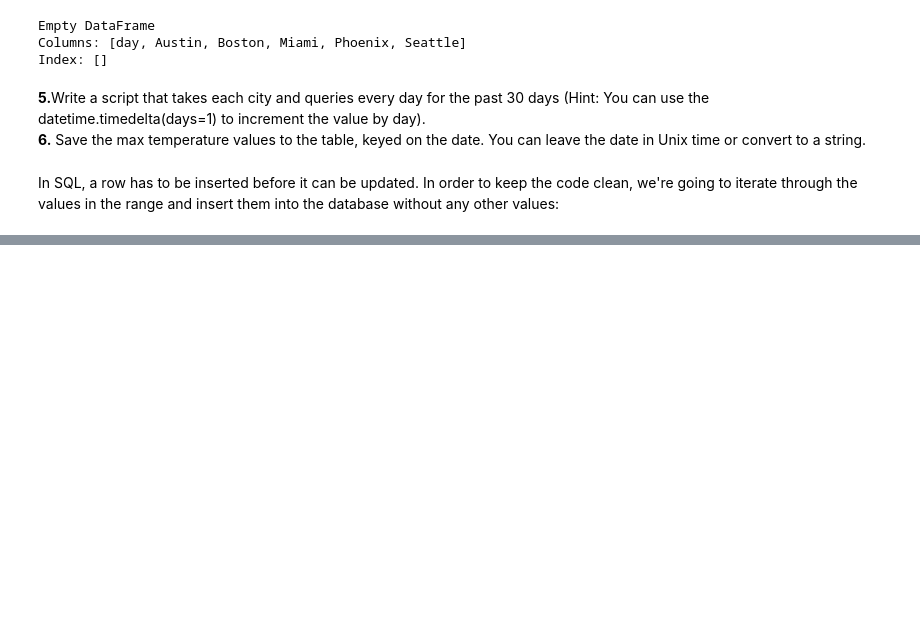
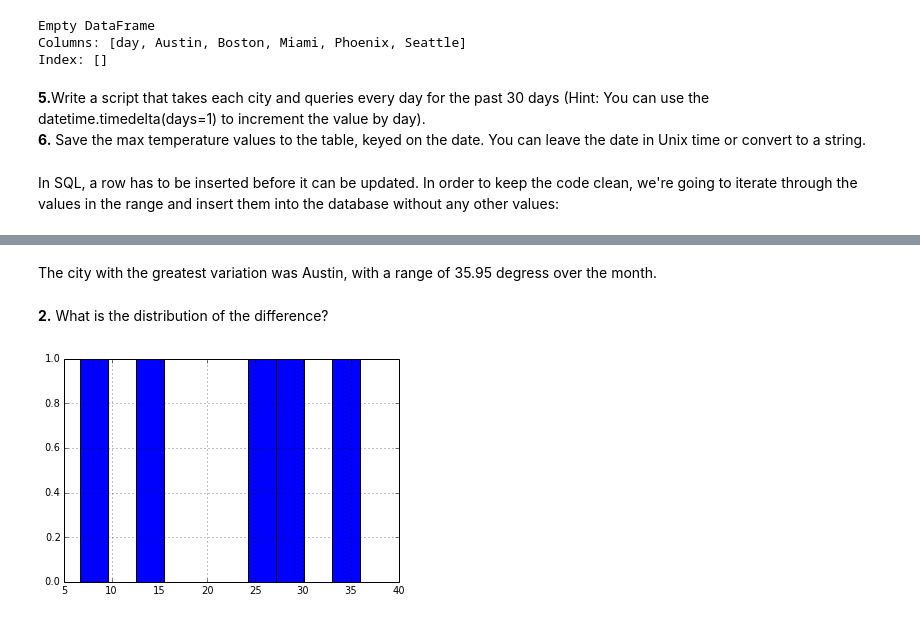
Before and after one commit to ryangrigg/Thinkful, a Jupyter notebook: unit_3_les2_web_apis.ipynb, the cells around one changed output, grey strips where cells are left out. Saved outputs shown, nothing was run; the diff lists cells and outputs as text; code cells hidden in the pictures; blank space fills up the shorter version.

```diff
--- a/unit_3_les2_web_apis.ipynb
+++ b/unit_3_les2_web_apis.ipynb
@@ -232,0 +253,4 @@ OperationalError: unrecognized token: "29T17"
+# %%
+# turn database into a dataframe:
+weather_frame = pd.read_sql_query('SELECT * FROM daily_max_temp', con)
+weather_frame.head()
@@ -232,0 +264,4 @@ OperationalError: unrecognized token: "29T17"
+# %%
+# Transpose the dataframe:
+weather_frame = weather_frame.T
+weather_frame.head()
@@ -232,0 +276,8 @@ OperationalError: unrecognized token: "29T17"
+# %%
+# Replace column headers with corresponding days
+weather_frame.columns = weather_frame.iloc[0]
+
+#drop the day row:
+weather_frame = weather_frame.drop('day', axis=0)
+
+weather_frame.head(1)
@@ -232,0 +290,3 @@ OperationalError: unrecognized token: "29T17"
+# %%
+weather_frame['range'] = (weather_frame.max(axis=1) - weather_frame.min(axis=1))
+weather_frame
@@ -232,0 +301,9 @@ OperationalError: unrecognized token: "29T17"
+# %% [markdown]
+The city with the greatest variation was Austin, with a range of 35.95 degress over the month.
+# %% [markdown]
+<b>2.</b> What is the distribution of the difference?
+# %%
+weather_frame['range'].hist()
+plt.show()
+# %% [output]
+[figure, added]
```
Also changed, not shown: parts of 19 cells of this notebook.
